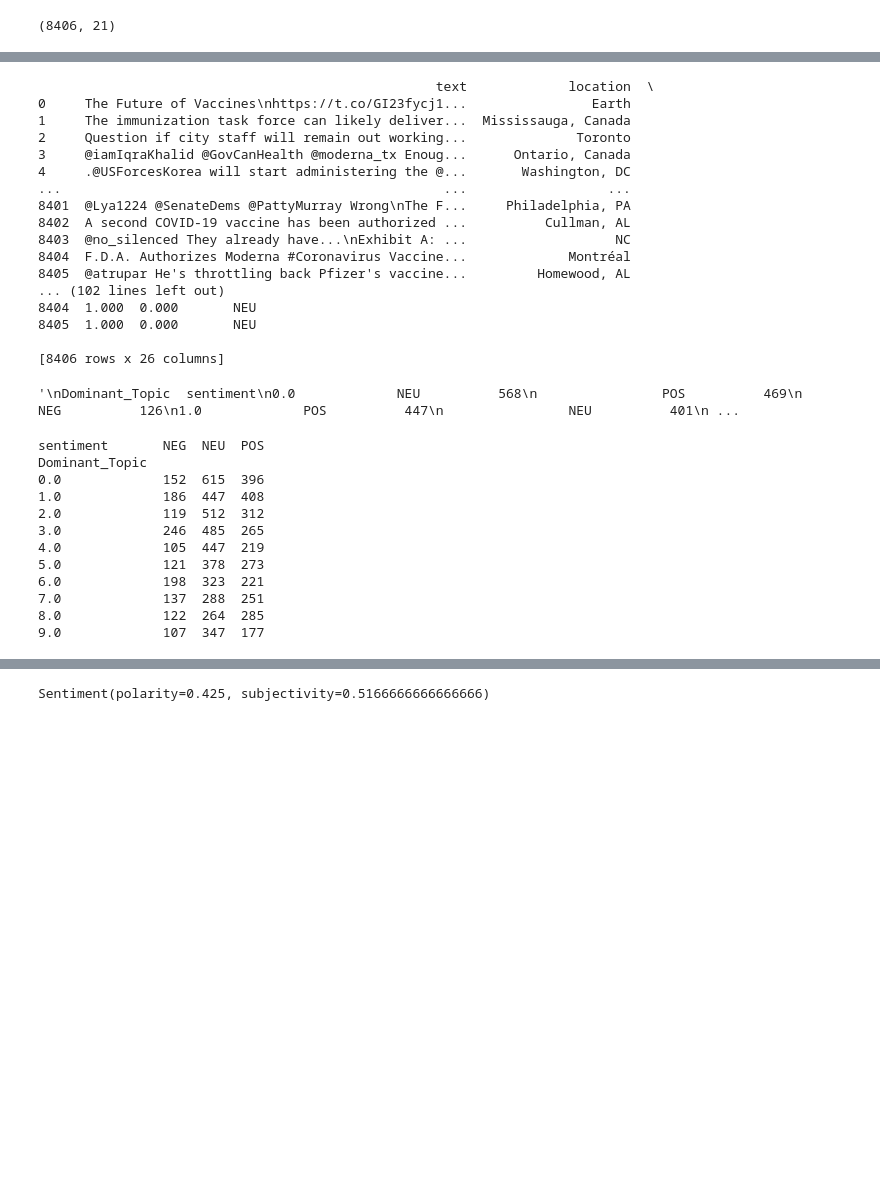
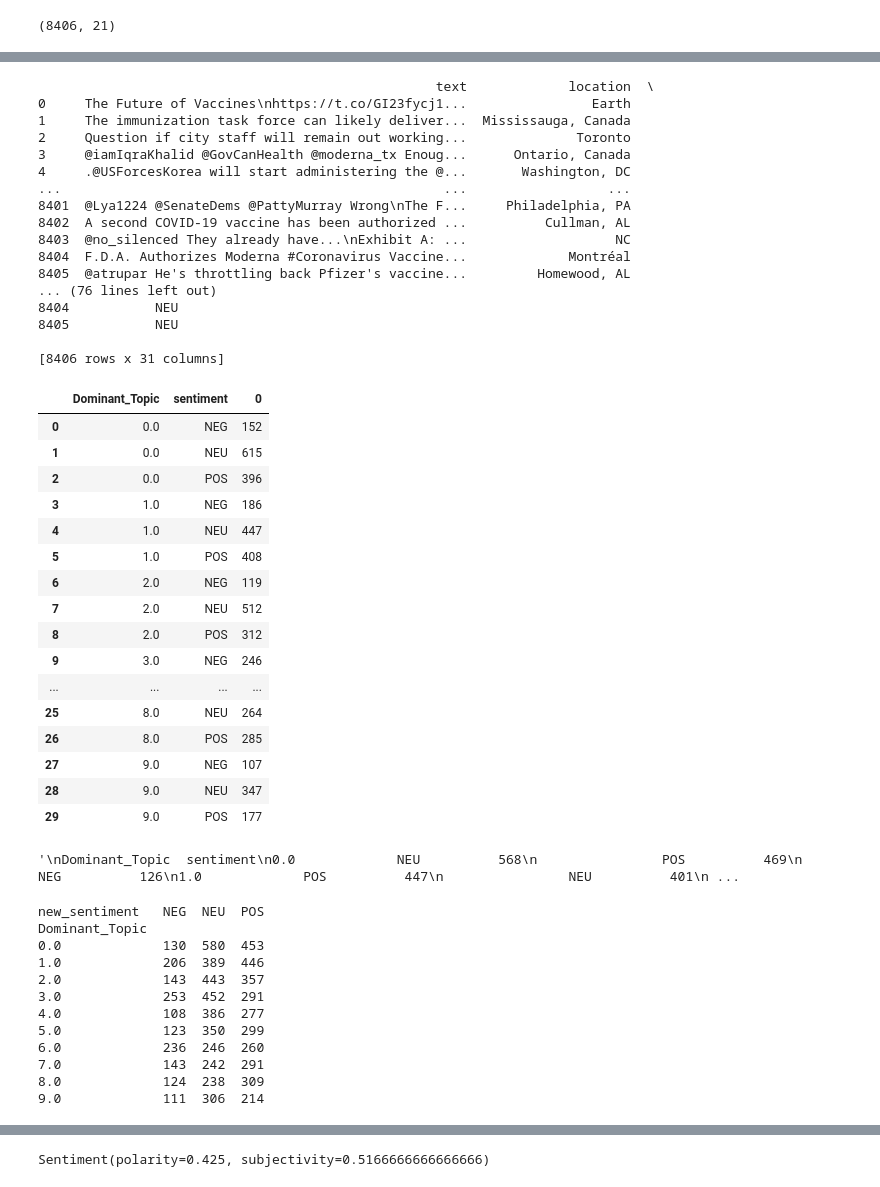
Before and after one commit to AstridLL/NLP_EXAM_CODE, a Jupyter notebook: SentimentAnalysisTweets.ipynb, the cells around one changed output, grey strips where cells are left out. Saved outputs shown, nothing was run; the diff lists cells and outputs as text; code cells hidden in the pictures; blank space fills up the shorter version.

```diff
--- a/SentimentAnalysisTweets.ipynb
+++ b/SentimentAnalysisTweets.ipynb
@@ -90,5 +105,6 @@ for row in df['compound']:
 # %%
-df['sentiment'] = sentiment
+#df['sentiment'] = sentiment
+df['new_sentiment'] = new_sentiment
 print(df)
 # %% [output]
                                                    text             location  \
@@ -103,11 +119,11 @@ print(df)
 8403  @no_silenced They already have...\nExhibit A: ...                   NC
 8404  F.D.A. Authorizes Moderna #Coronavirus Vaccine...             Montréal
 8405  @atrupar He's throttling back Pfizer's vaccine...         Homewood, AL
-... (102 lines left out)
-8404  1.000  0.000       NEU
-8405  1.000  0.000       NEU
+... (76 lines left out)
+8404           NEU
+8405           NEU
 
-[8406 rows x 26 columns]
+[8406 rows x 31 columns]
 # %%
 # save df - main df
 # save to csv file:
@@ -117 +139,22 @@ df.to_pickle('final_main_df_topics_sentiment_added.pkl')
+# %%
+#test = df1.stack()
+test.reset_index()
+# %% [output]
+|  | Dominant_Topic | sentiment | 0 |
+| 0 | 0.0 | NEG | 152 |
+| 1 | 0.0 | NEU | 615 |
+| 2 | 0.0 | POS | 396 |
+| 3 | 1.0 | NEG | 186 |
+| 4 | 1.0 | NEU | 447 |
+| 5 | 1.0 | POS | 408 |
+| 6 | 2.0 | NEG | 119 |
+| 7 | 2.0 | NEU | 512 |
+| 8 | 2.0 | POS | 312 |
+| 9 | 3.0 | NEG | 246 |
+| ... | ... | ... | ... |
+| 25 | 8.0 | NEU | 264 |
+| 26 | 8.0 | POS | 285 |
+| 27 | 9.0 | NEG | 107 |
+| 28 | 9.0 | NEU | 347 |
+| 29 | 9.0 | POS | 177 |
 # %%
@@ -157,18 +204,18 @@ df1 = df.groupby('Dominant_Topic')['sentiment'].value_counts().unstack().fillna(
 # %%
-print(df1)
+print(df1_new)
 # %% [output]
-sentiment       NEG  NEU  POS
+new_sentiment   NEG  NEU  POS
 Dominant_Topic
-0.0             152  615  396
-1.0             186  447  408
-2.0             119  512  312
-3.0             246  485  265
-4.0             105  447  219
-5.0             121  378  273
-6.0             198  323  221
-7.0             137  288  251
-8.0             122  264  285
-9.0             107  347  177
+0.0             130  580  453
+1.0             206  389  446
+2.0             143  443  357
+3.0             253  452  291
+4.0             108  386  277
+5.0             123  350  299
+6.0             236  246  260
+7.0             143  242  291
+8.0             124  238  309
+9.0             111  306  214
 # %%
 df1:
 sentiment       NEG  NEU  POS
```
Also changed, not shown: parts of 14 cells of this notebook.
